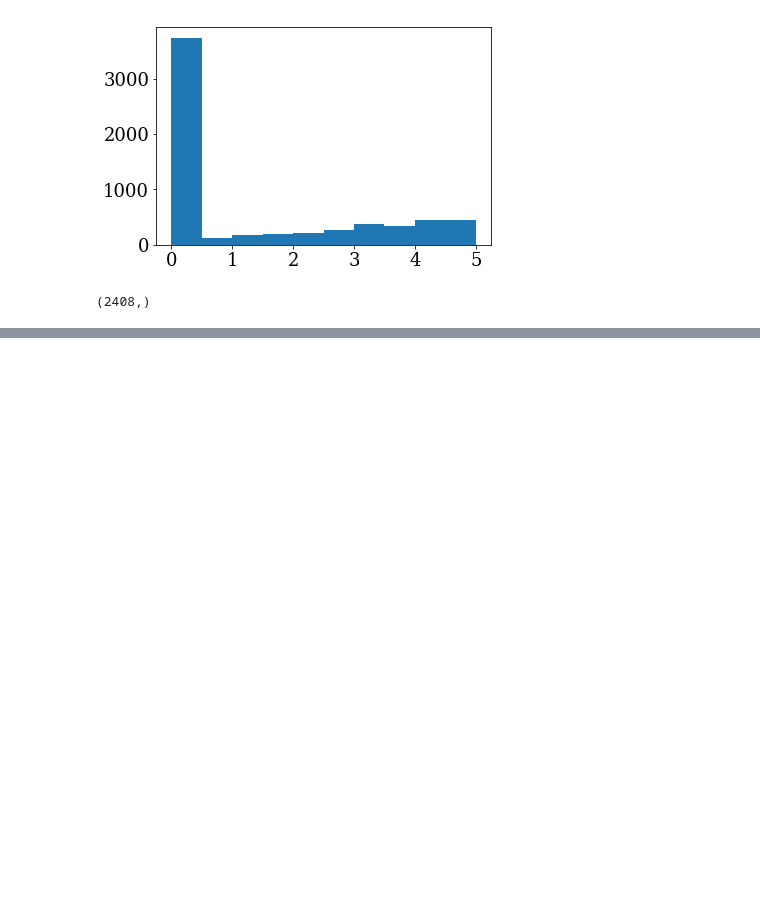
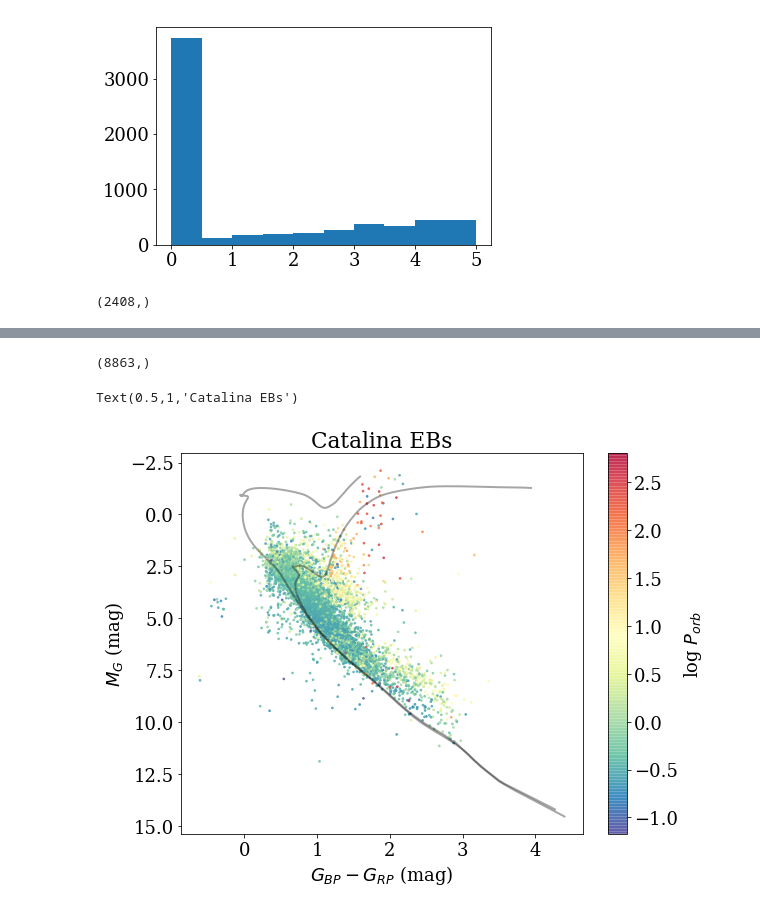
Before and after one commit to jradavenport/EBHRD, a Jupyter notebook: notebooks/explore.ipynb, the cells around one changed output, grey strips where cells are left out. Cells and saved outputs as stored; diff of their text form; code cells hidden in the pictures; blank space fills up the shorter version.

Commit message:
add Catalina. Interesting

```diff
--- a/notebooks/explore.ipynb
+++ b/notebooks/explore.ipynb
@@ -122,0 +127,5 @@ plt.ylim(10,-5)
+# %%
+file = '1540942562357A.csv'
+df2 = pd.read_csv(file)
+
+df2.columns
@@ -122,0 +146,46 @@ plt.ylim(10,-5)
+# %%
+ok2 = np.where(np.isfinite(df2['parallax']) & # this is basically the same as the TGAS file...
+              (df2['parallax_error']/df2['parallax'] < 0.1) &
+              (df2['ModFlag'] == 1) &
+              (df2['ResFlag'] == 1) &
+              np.isfinite(df2['bp_rp']) &
+              (df2['phot_bp_mean_flux_error']/df2['phot_bp_mean_flux'] < 0.02) &
+              (df2['phot_rp_mean_flux_error']/df2['phot_rp_mean_flux'] < 0.02) &
+              (df2['phot_g_mean_flux_error']/df2['phot_g_mean_flux'] < 0.02) &
+              (df2['angDist'] < 0.5) &
+              np.isfinite(df2['Per']))[0]
+ok2.shape # this is most of the true EBs
+# %% [output]
+(8863,)
+# %%
+
+plt.figure(figsize=(9,7))
+cmap = plt.cm.Spectral_r
+
+plt.scatter(df2['bp_rp'][ok2], df2['phot_g_mean_mag'][ok2] - 5. * np.log10(df2['rest'].values[ok2]) + 5,
+            c=np.log10(df2['Per'][ok2]), cmap=cmap, alpha=0.75, s=3)
+
+plt.plot(mist['Gaia_BP_DR2Rev'].values[mist_ms1] - mist['Gaia_RP_DR2Rev'].values[mist_ms1],
+         mist['Gaia_G_DR2Rev'].values[mist_ms1], c='k', lw=2, alpha=0.35)
+
+plt.plot(mist['Gaia_BP_DR2Rev'].values[mist_ms2] - mist['Gaia_RP_DR2Rev'].values[mist_ms2],
+         mist['Gaia_G_DR2Rev'].values[mist_ms2], c='k', lw=2, alpha=0.35)
+
+
+plt.gca().invert_yaxis()
+
+cb = plt.colorbar()
+cb.set_label('log $P_{orb}$')
+cb.set_clim(-1.2,3)
+
+plt.ylabel('$M_G$ (mag)')
+
+plt.xlabel('$G_{BP} - G_{RP}$ (mag)')
+plt.title('Catalina EBs')
+
+# plt.xlim(-1,3)
+# plt.ylim(10,-5)
+# plt.savefig('Kepler_EBs'+ftype, dpi=300, bbox_inches='tight', pad_inches=0.25)
+# %% [output]
+Text(0.5,1,'Catalina EBs')
+[figure, added]
```
Also changed, not shown: parts of 7 cells of this notebook.
